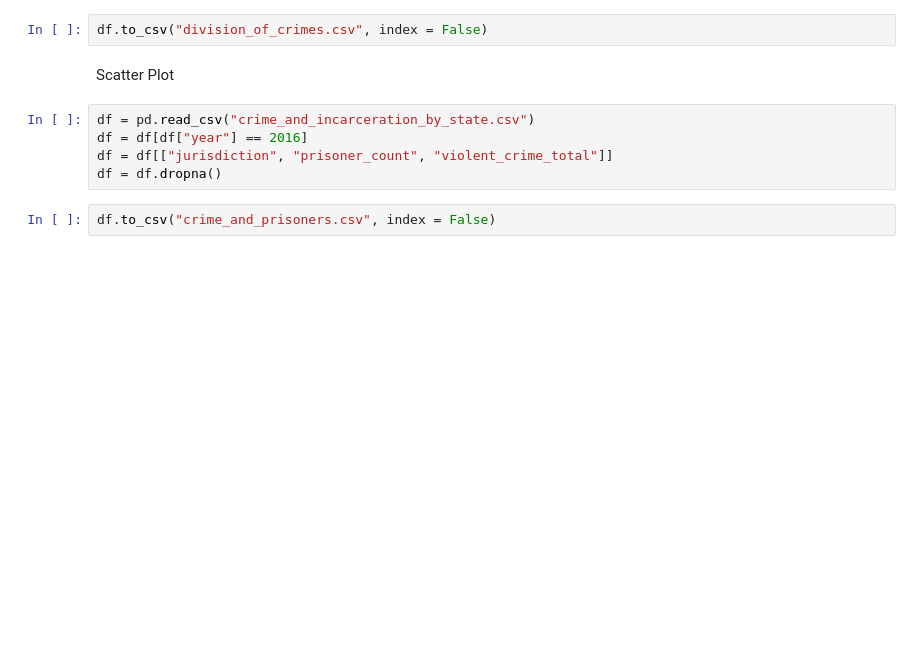
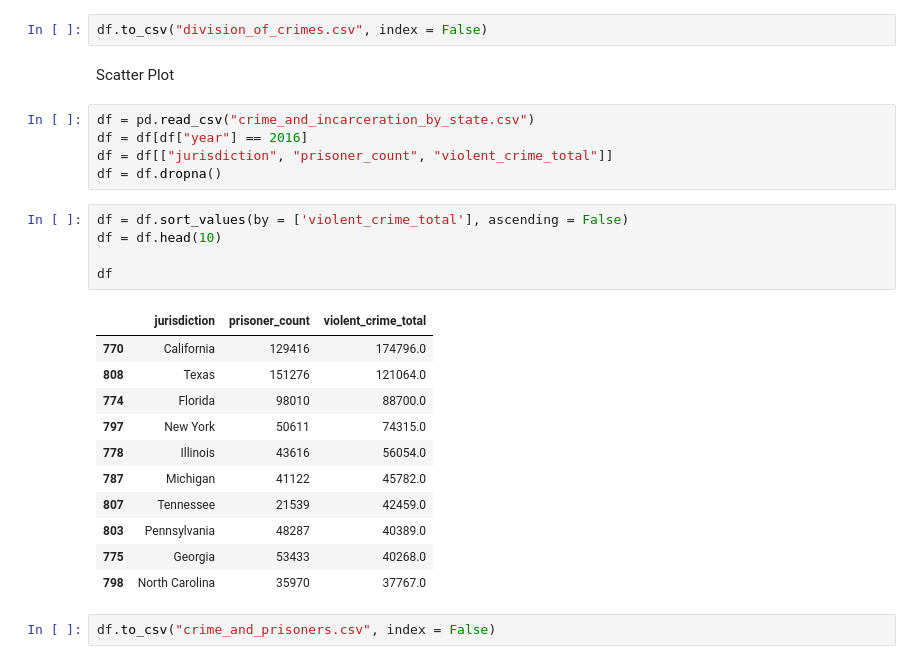
Before and after one commit to Troydehn/Assignment2, a Jupyter notebook: Processing/Processing.ipynb, the cells around one changed output. Drawn from its saved outputs; the diff is of its cells as text; blank space fills up the shorter version.

```diff
--- a/Processing/Processing.ipynb
+++ b/Processing/Processing.ipynb
@@ -169,5 +169,22 @@ df = pd.read_csv("crime_and_incarceration_by_state.csv")
 df = df[df["year"] == 2016]
 df = df[["jurisdiction", "prisoner_count", "violent_crime_total"]]
 df = df.dropna()
+# %%
+df = df.sort_values(by = ['violent_crime_total'], ascending = False)
+df = df.head(10)
+
+df
+# %% [output]
+|  | jurisdiction | prisoner_count | violent_crime_total |
+| 770 | California | 129416 | 174796.0 |
+| 808 | Texas | 151276 | 121064.0 |
+| 774 | Florida | 98010 | 88700.0 |
+| 797 | New York | 50611 | 74315.0 |
+| 778 | Illinois | 43616 | 56054.0 |
+| 787 | Michigan | 41122 | 45782.0 |
+| 807 | Tennessee | 21539 | 42459.0 |
+| 803 | Pennsylvania | 48287 | 40389.0 |
+| 775 | Georgia | 53433 | 40268.0 |
+| 798 | North Carolina | 35970 | 37767.0 |
 # %%
 df.to_csv("crime_and_prisoners.csv", index = False)
```
Also changed, not shown: 3 other files.
